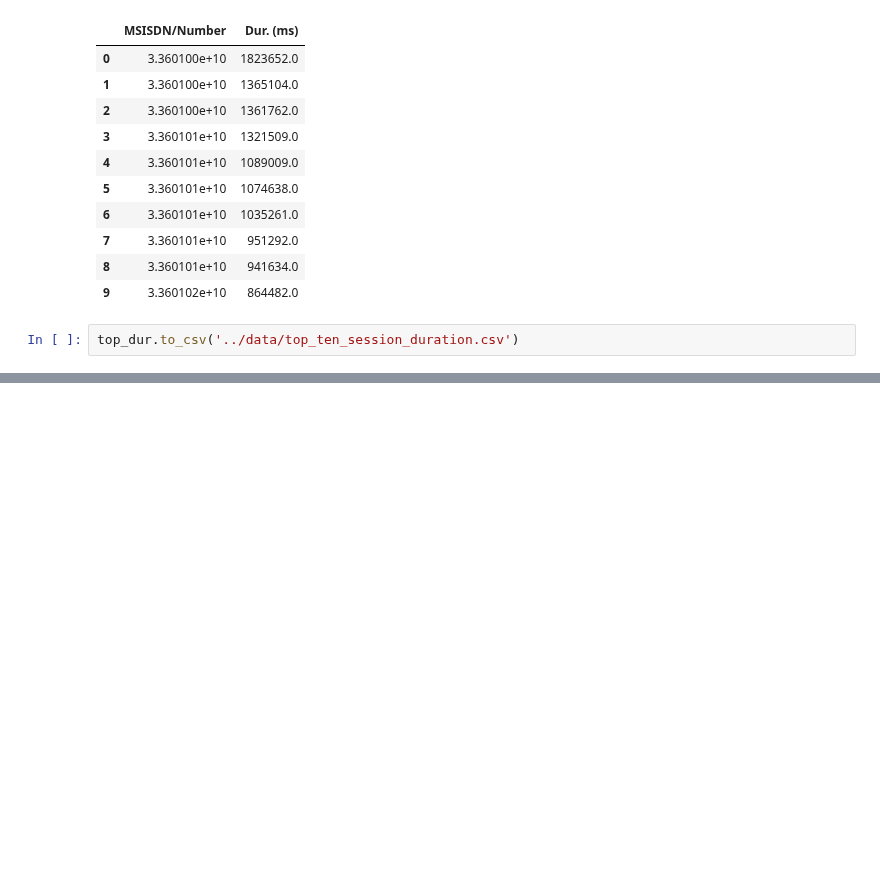
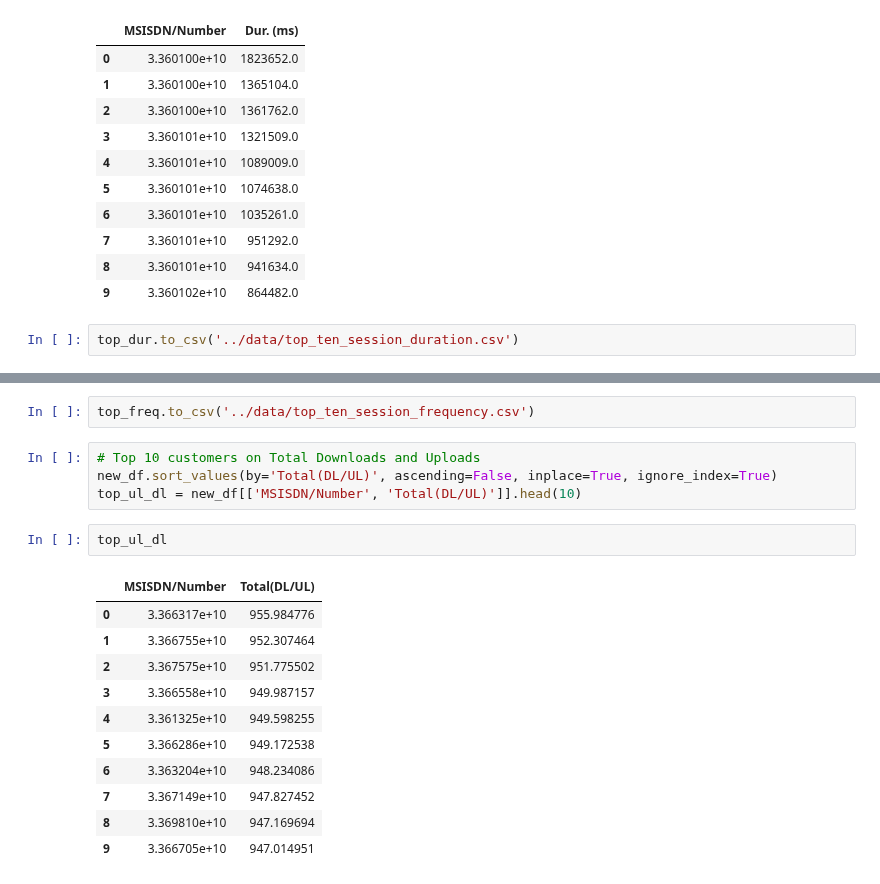
Before and after one commit to nahomHmichael/Telecom-User-Analytics, a Jupyter notebook: notebooks/user_engagement_analysis.ipynb, the cells around one changed output, grey strips where cells are left out. Cells and saved outputs as stored; diff of their text form; blank space fills up the shorter version.

```diff
--- a/notebooks/user_engagement_analysis.ipynb
+++ b/notebooks/user_engagement_analysis.ipynb
@@ -84,0 +103,20 @@ top_dur.to_csv('../data/top_ten_session_duration.csv')
+# %%
+top_freq.to_csv('../data/top_ten_session_frequency.csv')
+# %%
+# Top 10 customers on Total Downloads and Uploads
+new_df.sort_values(by='Total(DL/UL)', ascending=False, inplace=True, ignore_index=True)
+top_ul_dl = new_df[['MSISDN/Number', 'Total(DL/UL)']].head(10)
+# %%
+top_ul_dl
+# %% [output]
+|  | MSISDN/Number | Total(DL/UL) |
+| 0 | 3.366317e+10 | 955.984776 |
+| 1 | 3.366755e+10 | 952.307464 |
+| 2 | 3.367575e+10 | 951.775502 |
+| 3 | 3.366558e+10 | 949.987157 |
+| 4 | 3.361325e+10 | 949.598255 |
+| 5 | 3.366286e+10 | 949.172538 |
+| 6 | 3.363204e+10 | 948.234086 |
+| 7 | 3.367149e+10 | 947.827452 |
+| 8 | 3.369810e+10 | 947.169694 |
+| 9 | 3.366705e+10 | 947.014951 |
```
Also changed, not shown: parts of 6 cells of this notebook, 2 other files.
